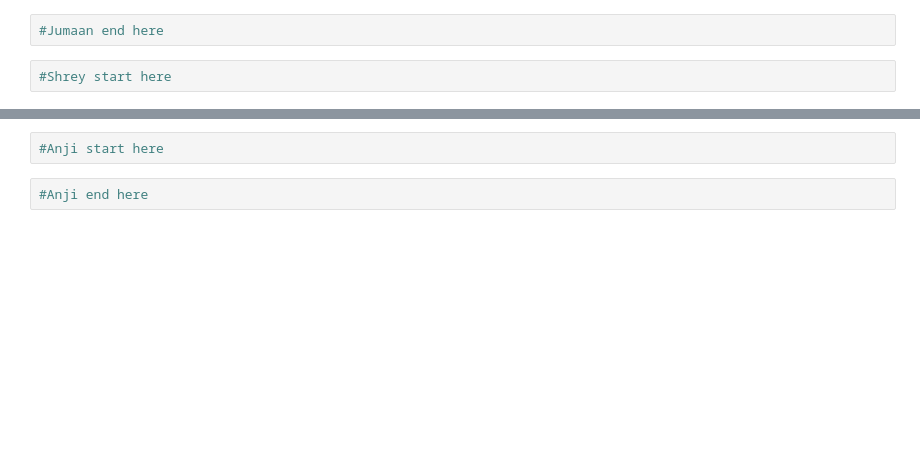
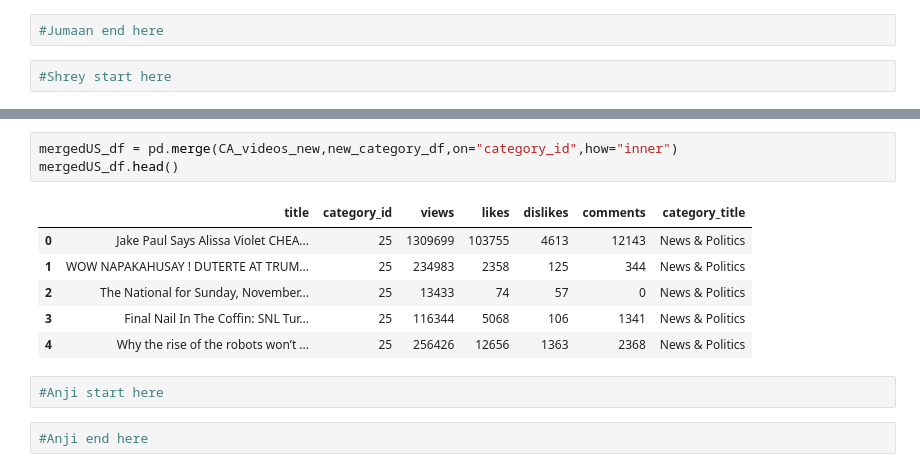
Before and after one commit to gjumaan/trending-youtube-etl, a Jupyter notebook: etl-notebook.ipynb, the cells around one changed output, grey strips where cells are left out. Drawn from its saved outputs; the diff is of its cells as text; blank space fills up the shorter version.

```diff
--- a/etl-notebook.ipynb
+++ b/etl-notebook.ipynb
@@ -53,3 +207,13 @@ US_merged.head()
+# %%
+mergedUS_df = pd.merge(CA_videos_new,new_category_df,on="category_id",how="inner")
+mergedUS_df.head()
+# %% [output]
+|  | title | category_id | views | likes | dislikes | comments | category_title |
+| 0 | Jake Paul Says Alissa Violet CHEA... | 25 | 1309699 | 103755 | 4613 | 12143 | News & Politics |
+| 1 | WOW NAPAKAHUSAY ! DUTERTE AT TRUM... | 25 | 234983 | 2358 | 125 | 344 | News & Politics |
+| 2 | The National for Sunday, November... | 25 | 13433 | 74 | 57 | 0 | News & Politics |
+| 3 | Final Nail In The Coffin: SNL Tur... | 25 | 116344 | 5068 | 106 | 1341 | News & Politics |
+| 4 | Why the rise of the robots won’t ... | 25 | 256426 | 12656 | 1363 | 2368 | News & Politics |
 # %%
 #Anji start here
 # %%
```
Also changed, not shown: parts of 24 cells of this notebook.
